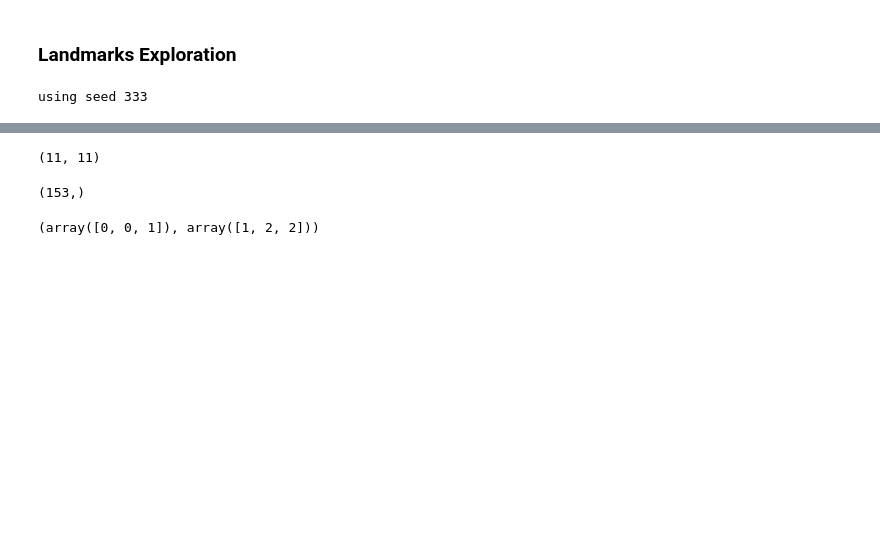
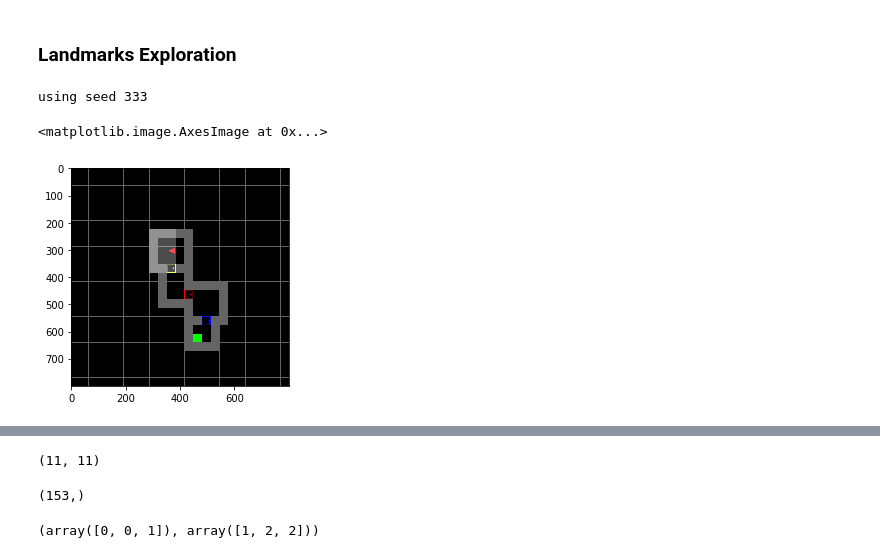
Before and after one commit to 2016choang/sfl, a Jupyter notebook: playground/new-envs.ipynb, the cells around one changed output, grey strips where cells are left out. Cells and saved outputs as stored; diff of their text form; code cells hidden in the pictures; blank space fills up the shorter version.

```diff
--- a/playground/new-envs.ipynb
+++ b/playground/new-envs.ipynb
@@ -47,3 +59,9 @@ set_seed(config['seed'])
 env = gym_make(id=env_id, mode=mode, minigrid_config=minigrid_config)
 # %% [output]
 using seed 333
+# %%
+obs = env.reset()
+plt.imshow(env.render(4))
+# %% [output]
+<matplotlib.image.AxesImage at 0x...>
+[figure, added]
```
Also changed, not shown: parts of 8 cells of this notebook, 7 other files.
